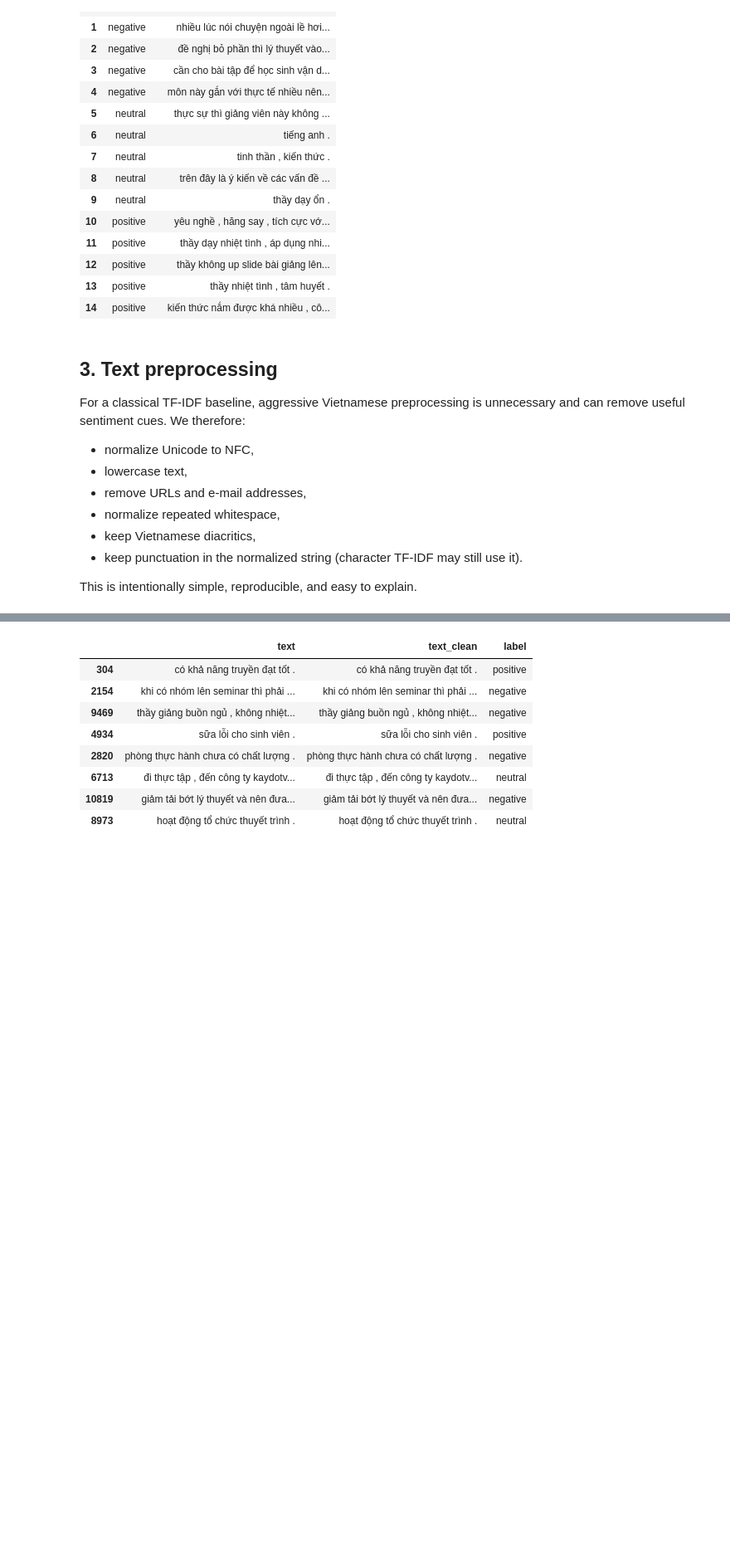
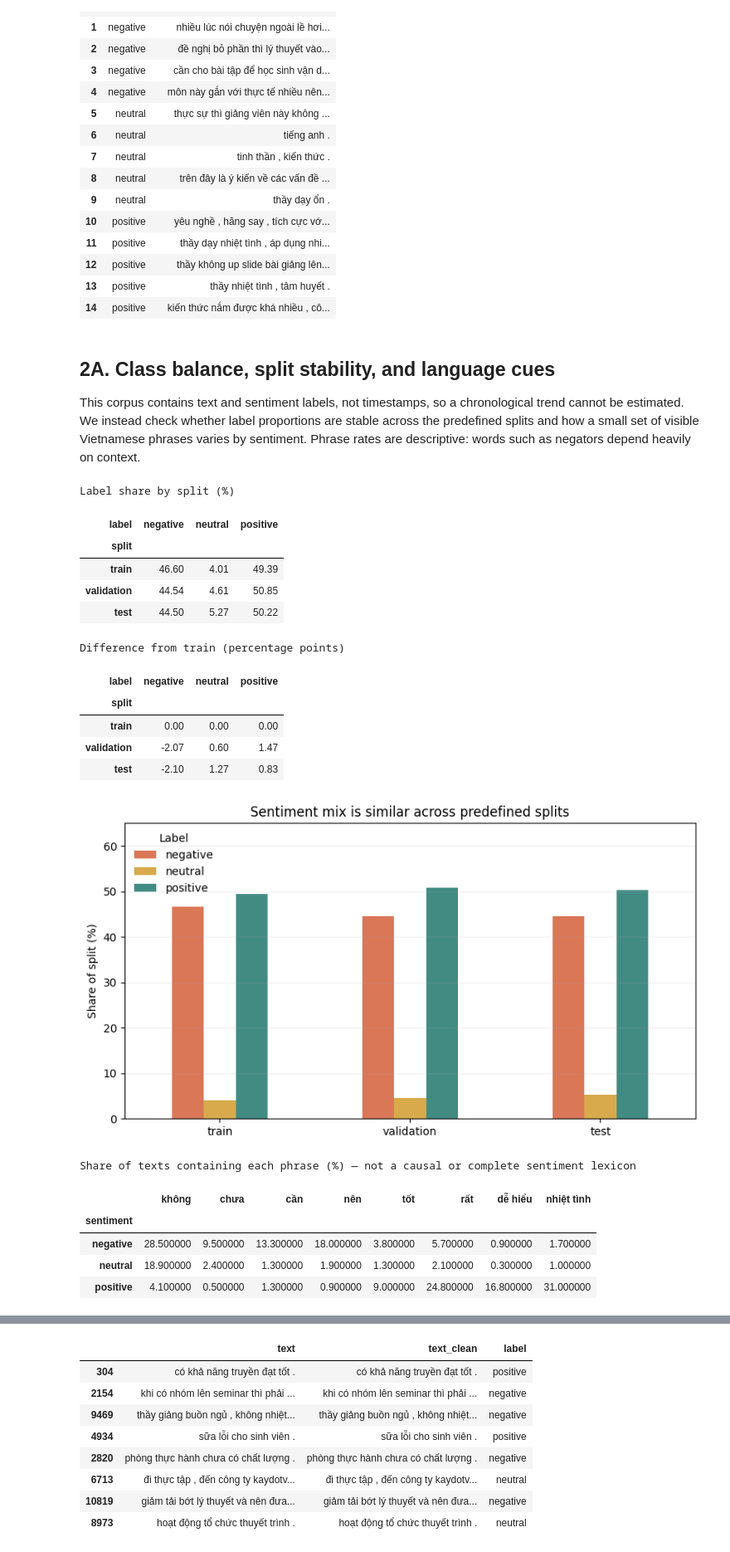
Before and after one commit to nguyenvanhau896/data-analysis-and-visualization, a Jupyter notebook: notebooks/text.ipynb, the cells around one changed output, grey strips where cells are left out. Shown at 83% size. Saved outputs shown, nothing was run; the diff lists cells and outputs as text; code cells hidden in the pictures; blank space fills up the shorter version.

```diff
--- a/notebooks/text.ipynb
+++ b/notebooks/text.ipynb
@@ -368,15 +368,57 @@ display(samples)
 | 14 | positive | kiến thức nắm được khá nhiều , cô... |
 # %% [markdown]
 
-## 3. Text preprocessing
+## 2A. Class balance, split stability, and language cues
 
-For a classical TF-IDF baseline, aggressive Vietnamese preprocessing is unnecessary and can remove useful sentiment cues. We therefore:
-
-- normalize Unicode to NFC,
-- lowercase text,
-- remove URLs and e-mail addresses,
-- normalize repeated whitespace,
-- keep Vietnamese diacritics,
-- keep punctuation in the normalized string (character TF-IDF may still use it).
-
-This is intentionally simple, reproducible, and easy to explain.
+This corpus contains text and sentiment labels, not timestamps, so a chronological trend cannot be estimated. We instead check whether label proportions are stable across the predefined splits and how a small set of visible Vietnamese phrases varies by sentiment. Phrase rates are descriptive: words such as negators depend heavily on context.
+# %%
+# Split consistency: show percentage-point difference from the training distribution.
+split_pct = pd.crosstab(all_df['split'], all_df['label'], normalize='index').reindex(index=['train', 'validation', 'test'], columns=LABEL_ORDER).mul(100)
+split_delta = split_pct.subtract(split_pct.loc['train'], axis='columns')
+print('Label share by split (%)')
+display(split_pct.round(2))
+print('Difference from train (percentage points)')
+display(split_delta.round(2))
+
+fig, ax = plt.subplots(figsize=(8, 4.5))
+split_pct.plot(kind='bar', ax=ax, color=['#d97757', '#d8aa4b', '#428b83'])
+ax.set(title='Sentiment mix is similar across predefined splits', xlabel='', ylabel='Share of split (%)', ylim=(0, 65))
+ax.tick_params(axis='x', rotation=0); ax.legend(title='Label', frameon=False); ax.grid(axis='y', alpha=.2)
+plt.tight_layout(); plt.show()
+
+cue_phrases = ['không', 'chưa', 'cần', 'nên', 'tốt', 'rất', 'dễ hiểu', 'nhiệt tình']
+cue_rows = []
+for label in LABEL_ORDER:
+    texts = all_df.loc[all_df['label'].eq(label), 'text'].fillna('').astype(str)
+    row = {'sentiment': label, 'n': len(texts)}
+    for phrase in cue_phrases:
+        row[phrase] = texts.str.contains(re.escape(phrase), case=False, regex=True).mean() * 100
+    cue_rows.append(row)
+cue_rates = pd.DataFrame(cue_rows).set_index('sentiment').drop(columns='n')
+print('Share of texts containing each phrase (%) — not a causal or complete sentiment lexicon')
+display(cue_rates.round(1).style.background_gradient(cmap='YlGnBu', axis=None))
+fig, ax = plt.subplots(figsize=(11, 4.8))
+cue_rates.T.plot(kind='bar', ax=ax, color=['#d97757', '#d8aa4b', '#428b83'])
+ax.set(title='Selected phrase prevalence by labeled sentiment', xlabel='Phrase (substring match)', ylabel='Texts containing phrase (%)')
+ax.tick_params(axis='x', rotation=35); ax.legend(title='Label', frameon=False); ax.grid(axis='y', alpha=.2)
+plt.tight_layout(); plt.show()
+# %% [output]
+Label share by split (%)
+| label | negative | neutral | positive |
+| split |  |  |  |
+| train | 46.60 | 4.01 | 49.39 |
+| validation | 44.54 | 4.61 | 50.85 |
+| test | 44.50 | 5.27 | 50.22 |
+Difference from train (percentage points)
+| label | negative | neutral | positive |
+| split |  |  |  |
+| train | 0.00 | 0.00 | 0.00 |
+| validation | -2.07 | 0.60 | 1.47 |
+| test | -2.10 | 1.27 | 0.83 |
+[figure, added]
+Share of texts containing each phrase (%) — not a causal or complete sentiment lexicon
+|  | không | chưa | cần | nên | tốt | rất | dễ hiểu | nhiệt tình |
+| sentiment |  |  |  |  |  |  |  |  |
+| negative | 28.500000 | 9.500000 | 13.300000 | 18.000000 | 3.800000 | 5.700000 | 0.900000 | 1.700000 |
+| neutral | 18.900000 | 2.400000 | 1.300000 | 1.900000 | 1.300000 | 2.100000 | 0.300000 | 1.000000 |
+| positive | 4.100000 | 0.500000 | 1.300000 | 0.900000 | 9.000000 | 24.800000 | 16.800000 | 31.000000 |
```
Also changed, not shown: parts of 13 cells of this notebook, 13 other files.
